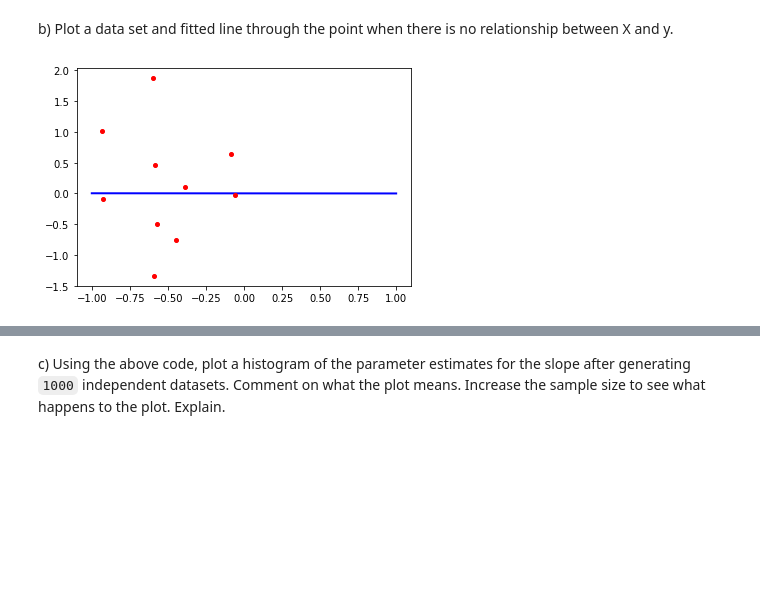
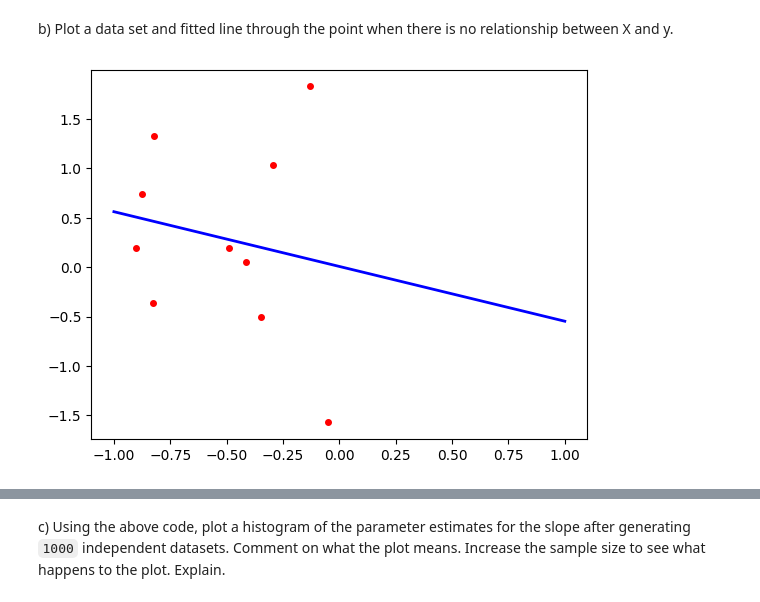
Before and after one commit to ioshuoyuhao/Data-Science-Fundamentals, a Jupyter notebook: lecture_19/worksheet_19.ipynb, the cells around one changed output, grey strips where cells are left out. Saved outputs shown, nothing was run; the diff lists cells and outputs as text; code cells hidden in the pictures; blank space fills up the shorter version.

```diff
--- a/lecture_19/worksheet_19.ipynb
+++ b/lecture_19/worksheet_19.ipynb
@@ -67,20 +82,23 @@ b) Plot a data set and fitted line through the point when there is no relationsh
 # %%
 import numpy as np
 import matplotlib.pyplot as plt
 
 SAMPLE_SIZE = 10
 
 xlin = -1.0 + 1.0 * np.random.random(SAMPLE_SIZE)
-y = ... + np.random.randn(SAMPLE_SIZE)
+# y is independent of xlin
+y = 0 + np.random.randn(SAMPLE_SIZE)
 
 intercept = np.ones(np.shape(xlin)[0])
 X = np.array([intercept, xlin]).T
-beta = ...
+# linear the least squares solution for beta
+beta = np.linalg.lstsq(X, y, rcond=None)[0]
 
 xplot = np.linspace(-1,1,20)
-yestplot = ...
+# estimate y for plot line using beta
+yestplot = beta[0] + beta[1]*xplot
 plt.plot(xplot, yestplot,'b-',lw=2)
 plt.plot(xlin, y,'ro',markersize=4)
 plt.show()
 # %% [output]
-[figure, old version]
+[figure, new version]
```
Also changed, not shown: parts of 16 cells of this notebook, 1 other file.
